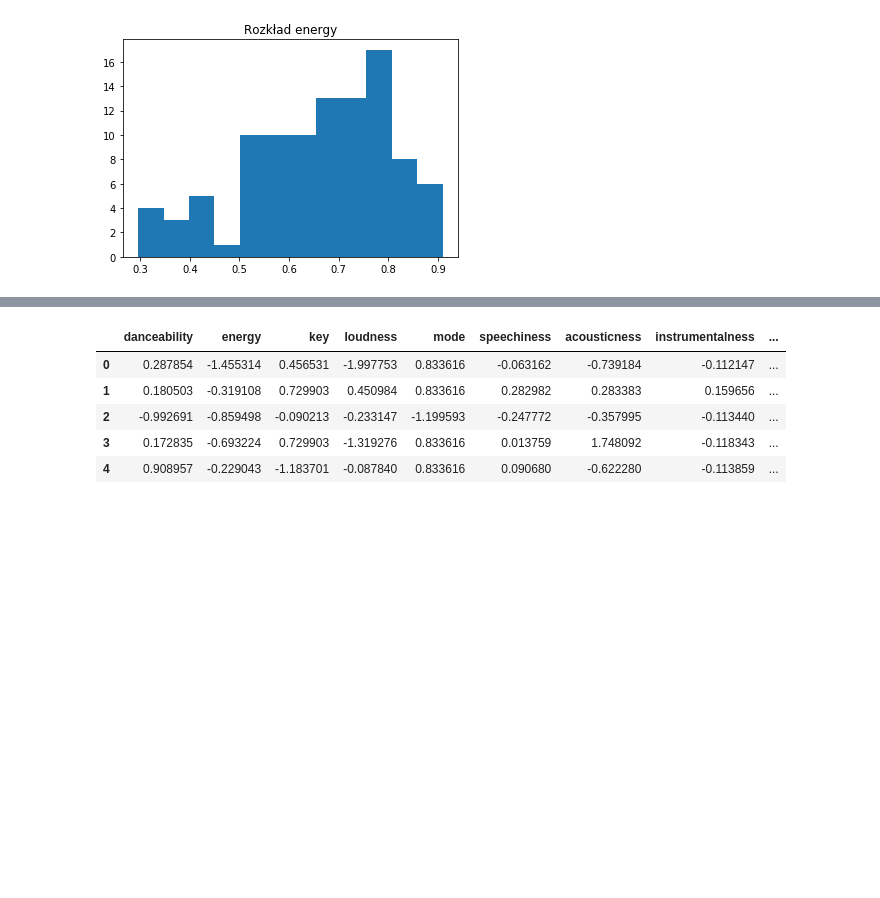
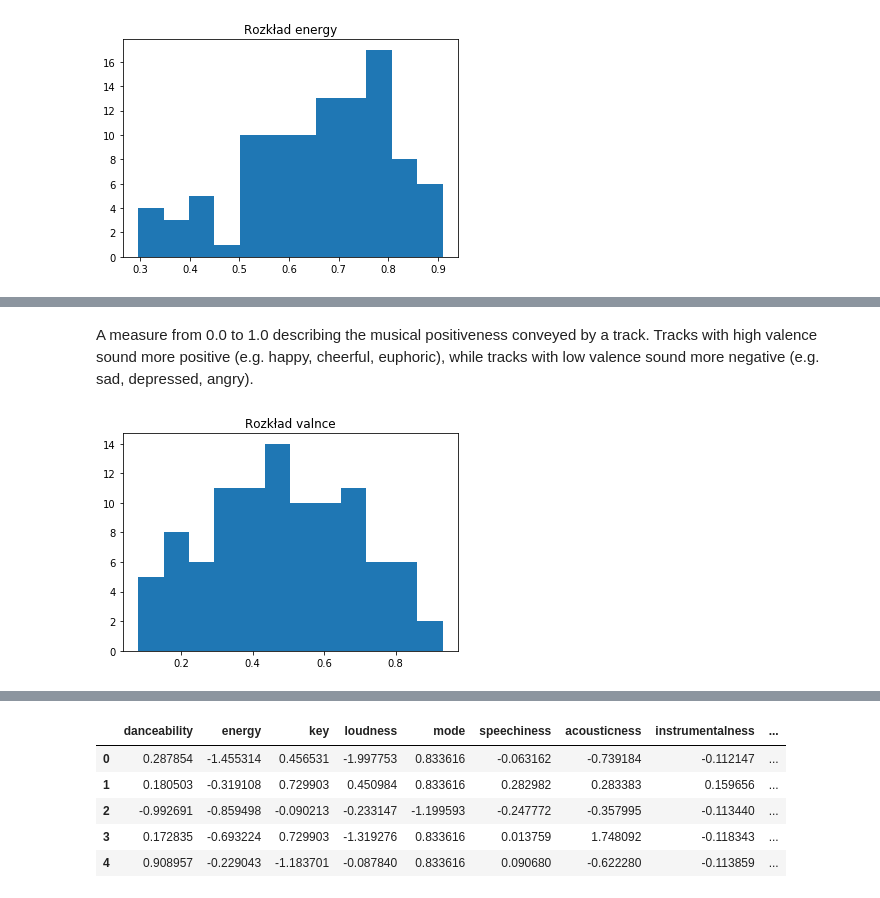
Before and after one commit to Julitt/Projekt-SAD, a Jupyter notebook: Projekt-spotify.ipynb, the cells around one changed output, grey strips where cells are left out. Saved outputs shown, nothing was run; the diff lists cells and outputs as text; code cells hidden in the pictures; blank space fills up the shorter version.

```diff
--- a/Projekt-spotify.ipynb
+++ b/Projekt-spotify.ipynb
@@ -45,0 +62,9 @@ plt.show()
+# %% [markdown]
+A measure from 0.0 to 1.0 describing the musical positiveness conveyed by a track. Tracks with high valence sound more positive (e.g. happy, cheerful, euphoric), while tracks with low valence sound more negative (e.g. sad, depressed, angry).
+# %%
+data['valence'].hist(bins=12)
+plt.title('Rozkład valnce')
+plt.grid(None)
+plt.show()
+# %% [output]
+[figure, added]
```
Also changed, not shown: parts of 12 cells of this notebook.
